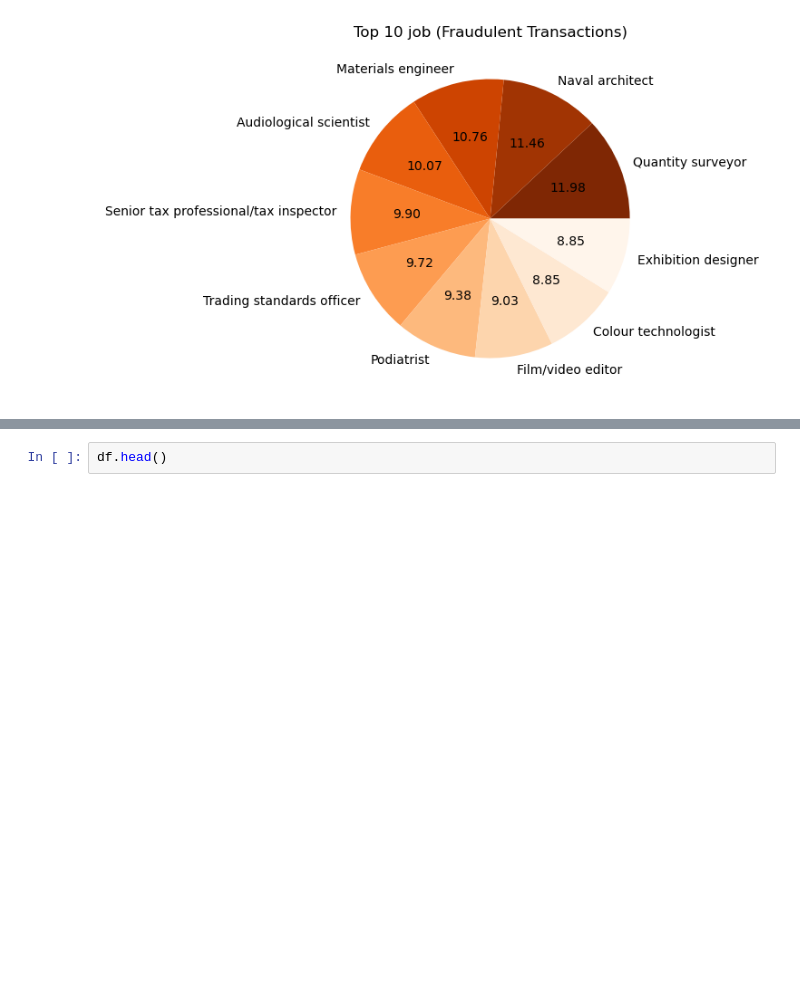
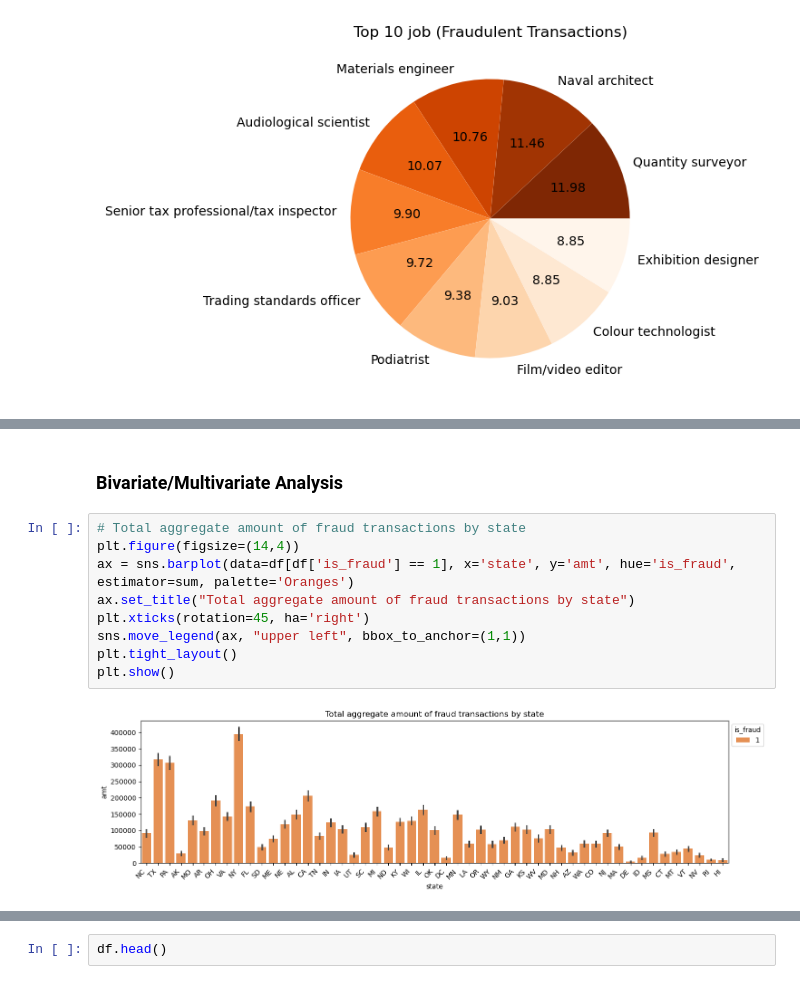
Before and after one commit to 0xsquawk/fraud-detection, a Jupyter notebook: fraud_analytics.ipynb, the cells around one changed output, grey strips where cells are left out. Drawn from its saved outputs; the diff is of its cells as text; blank space fills up the shorter version.

Commit message:
add bi/multivariate analysis

```diff
--- a/fraud_analytics.ipynb
+++ b/fraud_analytics.ipynb
@@ -183,0 +233,13 @@ for col in ord_cols:
+# %% [markdown]
+### Bivariate/Multivariate Analysis
+# %%
+# Total aggregate amount of fraud transactions by state
+plt.figure(figsize=(14,4))
+ax = sns.barplot(data=df[df['is_fraud'] == 1], x='state', y='amt', hue='is_fraud', estimator=sum, palette='Oranges')
+ax.set_title("Total aggregate amount of fraud transactions by state")
+plt.xticks(rotation=45, ha='right')
+sns.move_legend(ax, "upper left", bbox_to_anchor=(1,1))
+plt.tight_layout()
+plt.show()
+# %% [output]
+[figure, added]
```
Also changed, not shown: parts of 2 cells of this notebook.
